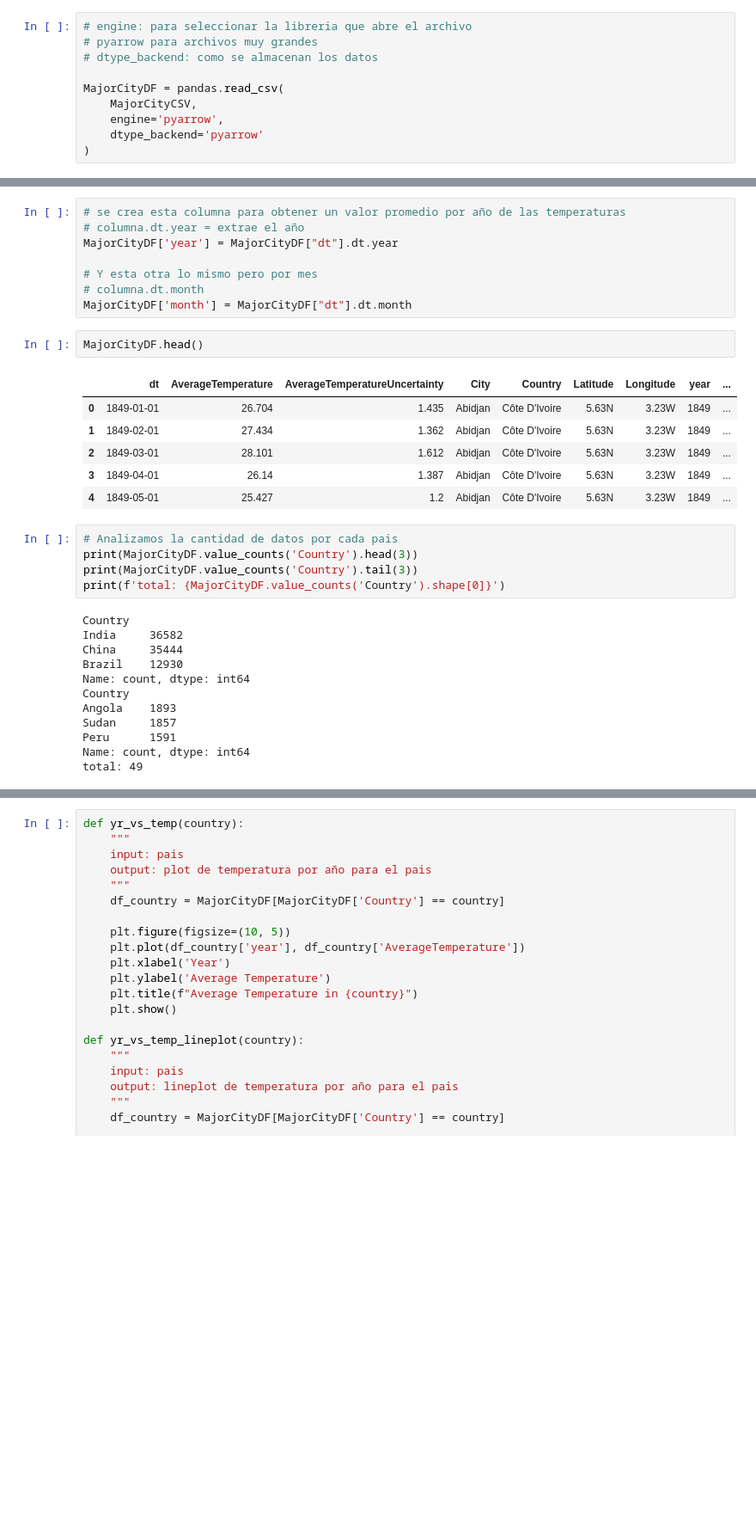
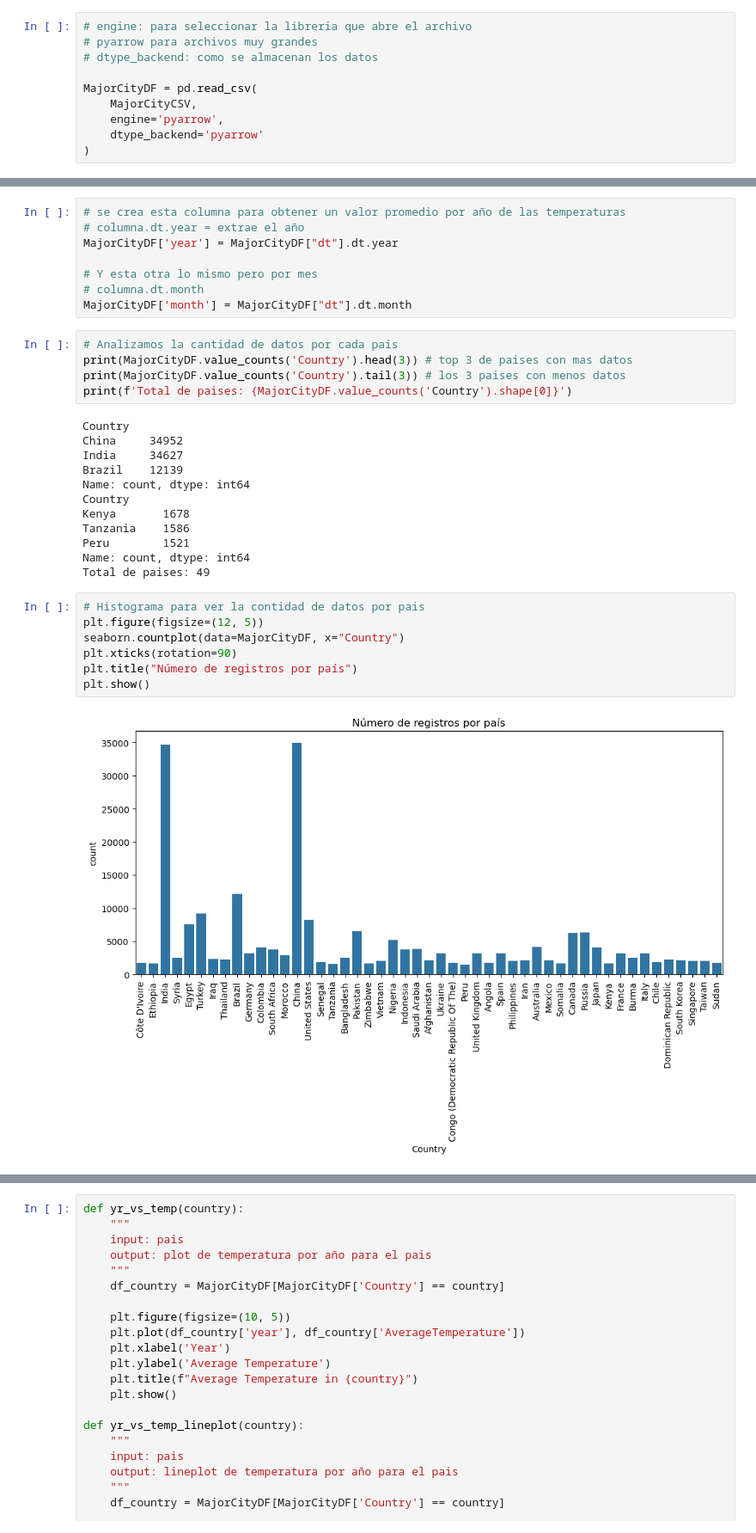
Before and after one commit to Axoluther/astronomia, a Jupyter notebook: tarea3/notebook_2.ipynb, the cells around one changed output, grey strips where cells are left out. Shown: that part at 86% size. Saved outputs shown, nothing was run; the diff lists cells and outputs as text; blank space fills up the shorter version.

```diff
--- a/tarea3/notebook_2.ipynb
+++ b/tarea3/notebook_2.ipynb
@@ -11,7 +19,7 @@ MajorCityCSV = 'GlobalLandTemperaturesByMajorCity.csv'
 # pyarrow para archivos muy grandes
 # dtype_backend: como se almacenan los datos
 
-MajorCityDF = pandas.read_csv(
+MajorCityDF = pd.read_csv(
     MajorCityCSV,
     engine='pyarrow',
     dtype_backend='pyarrow'
@@ -100,31 +110,31 @@ MajorCityDF['year'] = MajorCityDF["dt"].dt.year
 # Y esta otra lo mismo pero por mes
 # columna.dt.month
 MajorCityDF['month'] = MajorCityDF["dt"].dt.month
-# %%
-MajorCityDF.head()
-# %% [output]
-|  | dt | AverageTemperature | AverageTemperatureUncertainty | City | Country | Latitude | Longitude | year | ... |
-| 0 | 1849-01-01 | 26.704 | 1.435 | Abidjan | Côte D'Ivoire | 5.63N | 3.23W | 1849 | ... |
-| 1 | 1849-02-01 | 27.434 | 1.362 | Abidjan | Côte D'Ivoire | 5.63N | 3.23W | 1849 | ... |
-| 2 | 1849-03-01 | 28.101 | 1.612 | Abidjan | Côte D'Ivoire | 5.63N | 3.23W | 1849 | ... |
-| 3 | 1849-04-01 | 26.14 | 1.387 | Abidjan | Côte D'Ivoire | 5.63N | 3.23W | 1849 | ... |
-| 4 | 1849-05-01 | 25.427 | 1.2 | Abidjan | Côte D'Ivoire | 5.63N | 3.23W | 1849 | ... |
 # %%
 # Analizamos la cantidad de datos por cada pais
-print(MajorCityDF.value_counts('Country').head(3))
-print(MajorCityDF.value_counts('Country').tail(3))
-print(f'total: {MajorCityDF.value_counts('Country').shape[0]}')
+print(MajorCityDF.value_counts('Country').head(3)) # top 3 de paises con mas datos
+print(MajorCityDF.value_counts('Country').tail(3)) # los 3 paises con menos datos
+print(f'Total de paises: {MajorCityDF.value_counts('Country').shape[0]}')
 # %% [output]
 Country
-India     36582
-China     35444
-Brazil    12930
+China     34952
+India     34627
+Brazil    12139
 Name: count, dtype: int64
 Country
-Angola    1893
-Sudan     1857
-Peru      1591
+Kenya       1678
+Tanzania    1586
+Peru        1521
 Name: count, dtype: int64
-total: 49
+Total de paises: 49
+# %%
+# Histograma para ver la contidad de datos por pais
+plt.figure(figsize=(12, 5))
+seaborn.countplot(data=MajorCityDF, x="Country")
+plt.xticks(rotation=90)
+plt.title("Número de registros por país")
+plt.show()
+# %% [output]
+[figure, added]
 # %%
 # Analizamos la cantidad de datos por cada ciudad
```
Also changed, not shown: parts of 11 cells of this notebook.
